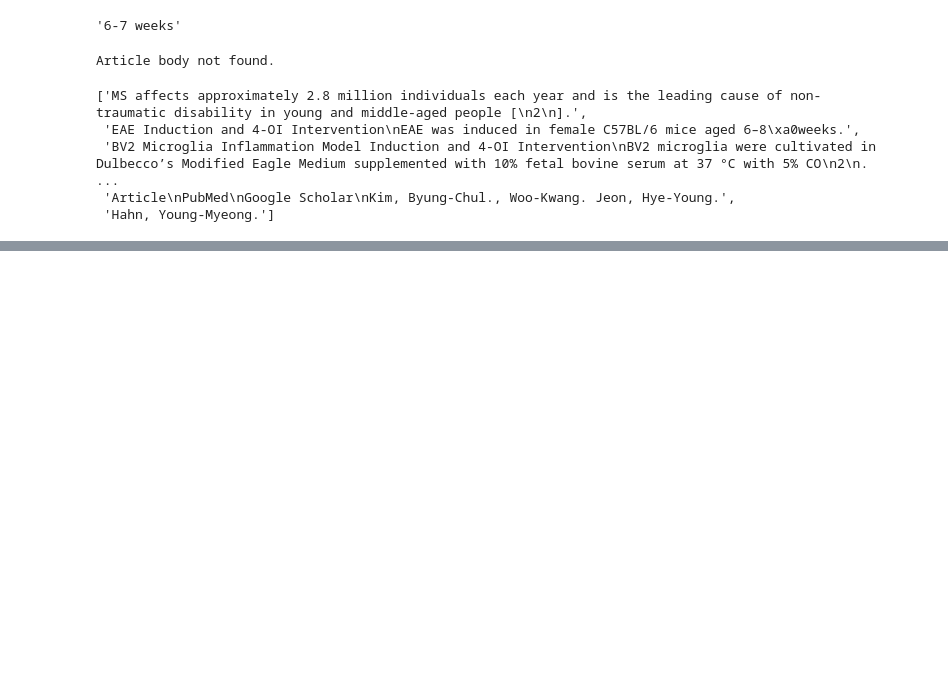
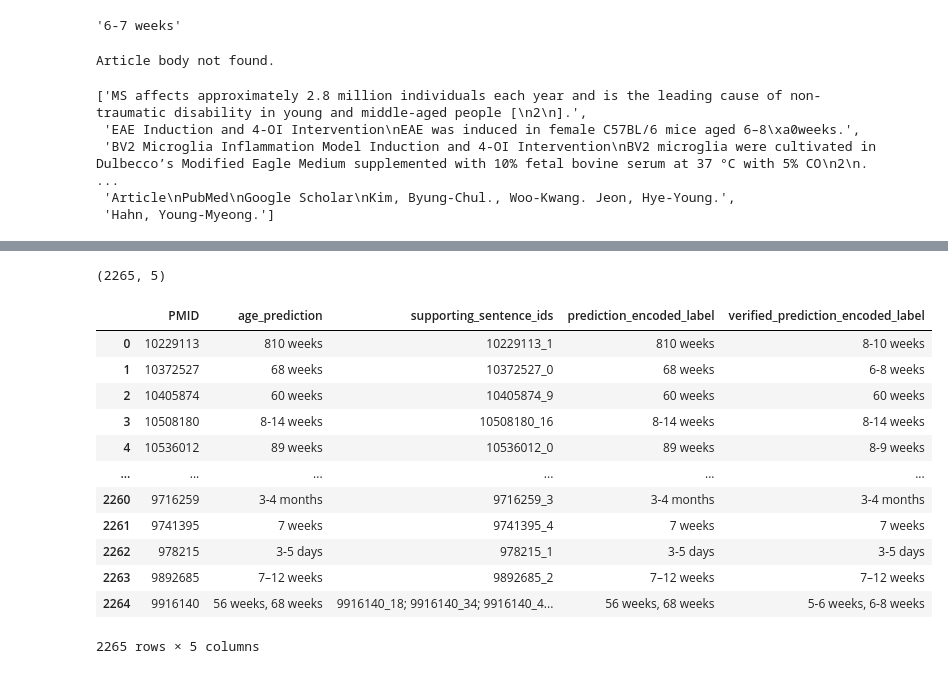
Before and after one commit to Ineichen-Group/Preclinical_DrugDisease_Translation_Pipeline, a Jupyter notebook: 08_IE_full_text/Age_Clean_Extraction.ipynb, the cells around one changed output, grey strips where cells are left out. Cells and saved outputs as stored; diff of their text form; code cells hidden in the pictures; blank space fills up the shorter version.

```diff
--- a/08_IE_full_text/Age_Clean_Extraction.ipynb
+++ b/08_IE_full_text/Age_Clean_Extraction.ipynb
@@ -763,0 +824,10 @@ age_sentences
+# %%
+# Combine all into one
+merged = defaultdict(list)
+
+for d in [pmid_mapping_list_1, pmid_mapping_list_2, pmid_mapping_list_3]:
+    for pmid, mappings in d.items():
+        merged[pmid].extend(mappings)
+
+# Optional: convert back to a regular dict
+merged_dict = dict(merged)
@@ -763,0 +838,3 @@ age_sentences
+# %%
+df_age_original = pd.read_csv("./model_predictions/age/age_unsloth_meta_llama_3.1_8b_doc_level_predictions.csv")
+df_age_original.head(5)
@@ -763,0 +848,40 @@ age_sentences
+# %%
+df_age_original.shape
+# %% [output]
+(2265, 5)
+# %%
+def map_prediction(row):
+    mappings = merged_dict.get(row['PMID'], [])
+    original_labels = row['prediction_encoded_label'].split(",")
+    original_labels = [label.strip() for label in original_labels]  # trim whitespace
+    new_labels = []
+
+    for label in original_labels:
+        replaced = False
+        for mapping in mappings:
+            if label in mapping:
+                new_labels.append(mapping[label])
+                replaced = True
+                break
+        if not replaced:
+            new_labels.append(label)
+
+    return ', '.join(new_labels)
+
+df_age_original["verified_prediction_encoded_label"] = df_age_original.apply(map_prediction, axis=1)
+# %%
+df_age_original
+# %% [output]
+|  | PMID | age_prediction | supporting_sentence_ids | prediction_encoded_label | verified_prediction_encoded_label |
+| 0 | 10229113 | 810 weeks | 10229113_1 | 810 weeks | 8-10 weeks |
+| 1 | 10372527 | 68 weeks | 10372527_0 | 68 weeks | 6-8 weeks |
+| 2 | 10405874 | 60 weeks | 10405874_9 | 60 weeks | 60 weeks |
+| 3 | 10508180 | 8-14 weeks | 10508180_16 | 8-14 weeks | 8-14 weeks |
+| 4 | 10536012 | 89 weeks | 10536012_0 | 89 weeks | 8-9 weeks |
+| ... | ... | ... | ... | ... | ... |
+| 2260 | 9716259 | 3-4 months | 9716259_3 | 3-4 months | 3-4 months |
+| 2261 | 9741395 | 7 weeks | 9741395_4 | 7 weeks | 7 weeks |
+| 2262 | 978215 | 3-5 days | 978215_1 | 3-5 days | 3-5 days |
+| 2263 | 9892685 | 7–12 weeks | 9892685_2 | 7–12 weeks | 7–12 weeks |
+| 2264 | 9916140 | 56 weeks, 68 weeks | 9916140_18; 9916140_34; 9916140_4... | 56 weeks, 68 weeks | 5-6 weeks, 6-8 weeks |
+2265 rows × 5 columns
```
Also changed, not shown: parts of 16 cells of this notebook.
